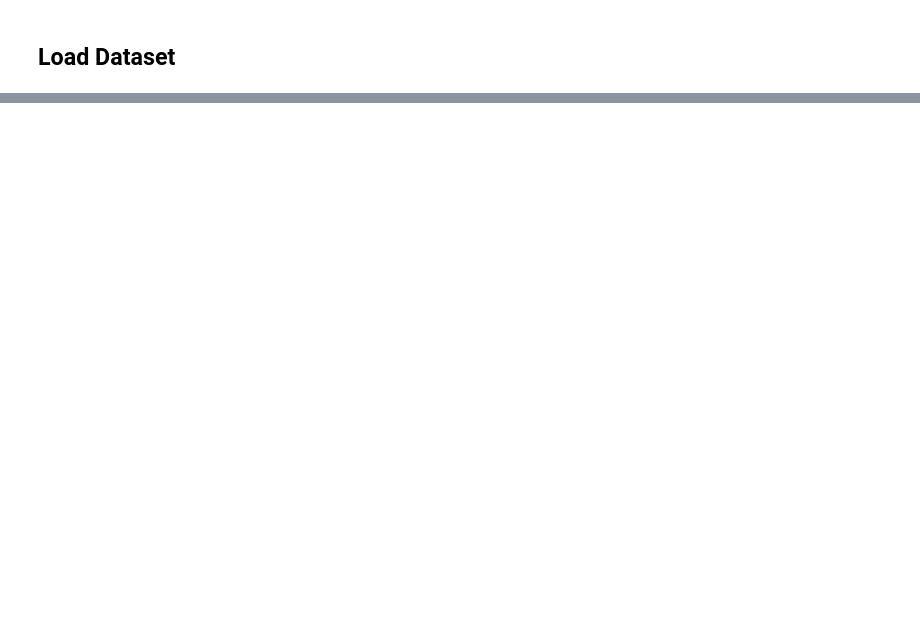
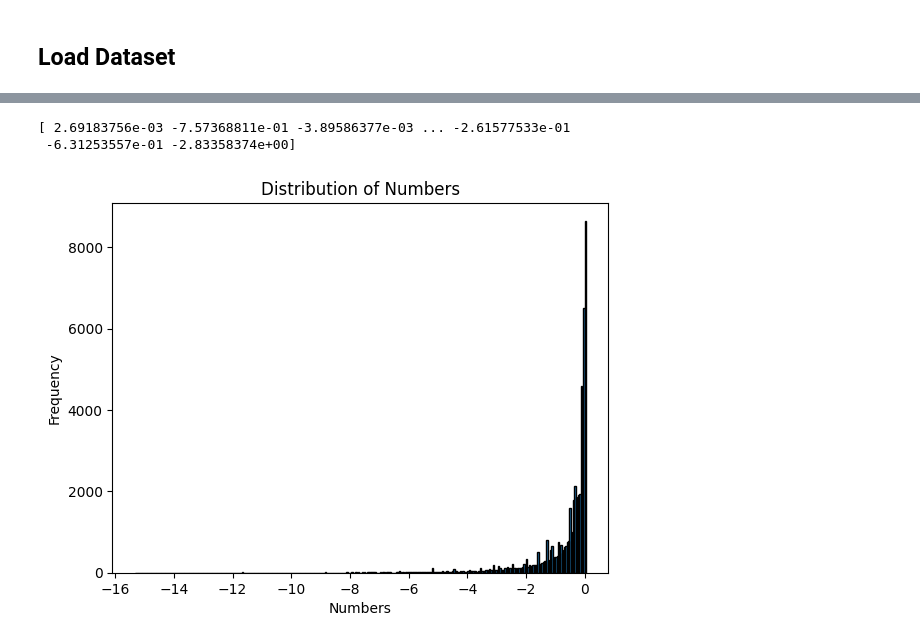
Before and after one commit to GabrielWu2004/Alchemical_Normal_Modes, a Jupyter notebook: [2]_ANM_with_coronene/main_code/process_coronene_data.ipynb, the cells around one changed output, grey strips where cells are left out. Drawn from its saved outputs; the diff is of its cells as text; code cells hidden in the pictures; blank space fills up the shorter version.

```diff
--- a/[2]_ANM_with_coronene/main_code/process_coronene_data.ipynb
+++ b/[2]_ANM_with_coronene/main_code/process_coronene_data.ipynb
@@ -109,0 +30,13 @@ Error:
+# %%
+coronene_energy_raw_data = np.load("../data/coronene_raw_data/coronene_mutants_pbe0_pcx2.npz", allow_pickle=True)
+charges, total_energy = coronene_energy_raw_data['charges'], coronene_energy_raw_data['energies']
+
+columns = ['charges', 'total energy']
+coronene_energy_data = pd.DataFrame(columns=columns)
+coronene_energy_data['charges'] = charges.tolist()
+coronene_energy_data['total energy'] = total_energy.tolist()
+
+CORONENE_REF_ENERGY = -909.721935153841
+coronene_energy_data['delta total energy'] = coronene_energy_data['total energy'].apply(lambda x: CORONENE_REF_ENERGY-x)
+
+display(coronene_energy_data.head(3))
@@ -109,0 +48,5 @@ Error:
+# %%
+hessian_data = np.load("coronene_pbe0_pcX2_hessian.npz", allow_pickle=True)
+H = hessian_data['H']
+ANM_eigval, Q = np.linalg.eig(H)
+Q_inv = np.linalg.inv(Q)
@@ -109,0 +87,6 @@ Error:
+# %%
+coronene_energy_data['second order alchemy'] = coronene_energy_data['CSE_lexi'].apply(lambda arr: sum(arr))
+coronene_energy_data['delta delta total energy'] = coronene_energy_data['delta total energy'] + coronene_energy_data['second order alchemy']
+# print(coronene_energy_data['delta total energy'].mean())
+# print(coronene_energy_data['delta delta total energy'].mean())
+# display(coronene_energy_data[['second order alchemy', 'delta total energy', 'delta delta total energy']])
@@ -109,0 +128,14 @@ Error:
+# %%
+CSE = np.vstack(coronene_energy_data['CSE'].tolist()).flatten()
+print(CSE)
+# Plot the histogram
+plt.hist(CSE, bins='auto', edgecolor='black')
+plt.xlabel('Numbers')
+plt.ylabel('Frequency')
+plt.title('Distribution of Numbers')
+
+plt.show()
+# %% [output]
+[ 2.69183756e-03 -7.57368811e-01 -3.89586377e-03 ... -2.61577533e-01
+ -6.31253557e-01 -2.83358374e+00]
+[figure, added]
```
Also changed, not shown: parts of 16 cells of this notebook, 33 other files.
